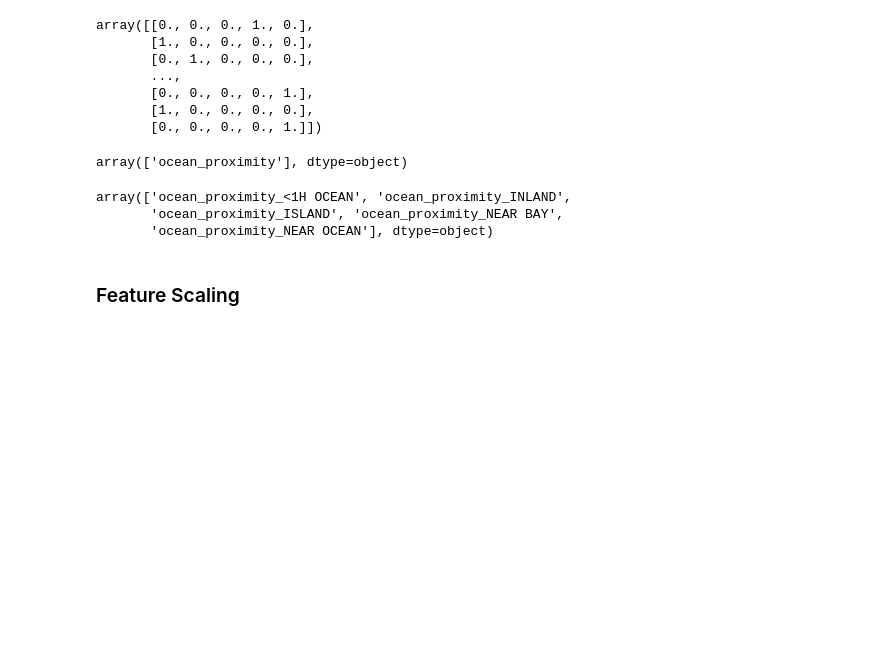
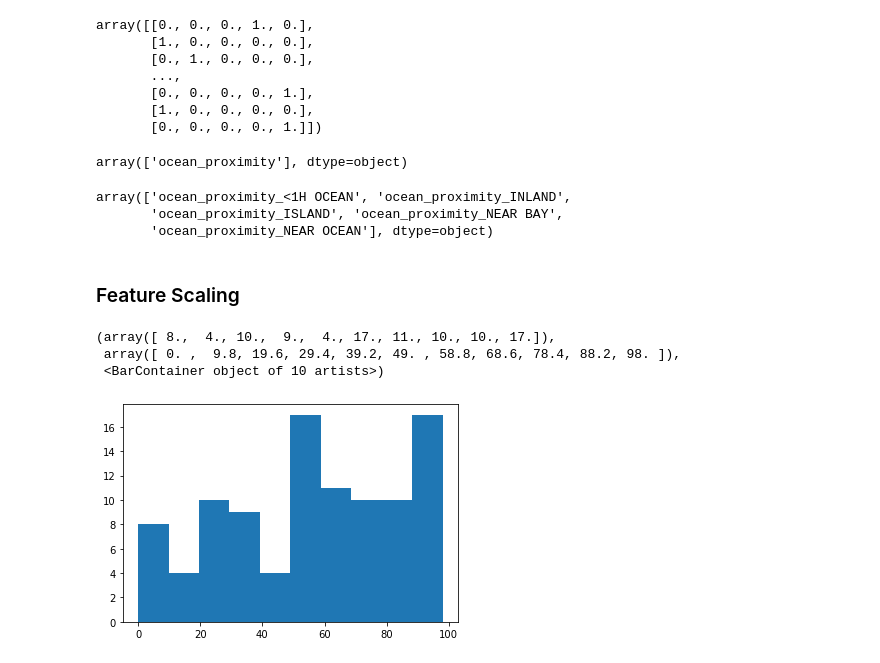
Before and after one commit to uniquerockrz/Source, a Jupyter notebook: Machine Learning/101 Hands On ML/01_End_To_End_ML_Project.ipynb, the cells around one changed output. Saved outputs shown, nothing was run; the diff lists cells and outputs as text; code cells hidden in the pictures; blank space fills up the shorter version.

```diff
--- a/Machine Learning/101 Hands On ML/01_End_To_End_ML_Project.ipynb
+++ b/Machine Learning/101 Hands On ML/01_End_To_End_ML_Project.ipynb
@@ -460,3 +460,12 @@ array(['ocean_proximity_<1H OCEAN', 'ocean_proximity_INLAND',
        'ocean_proximity_NEAR OCEAN'], dtype=object)
 # %% [markdown]
 ### Feature Scaling
+# %%
+rand_list = np.random.randint(100, size=(100))
+# %%
+plt.hist(rand_list)
+# %% [output]
+(array([ 8.,  4., 10.,  9.,  4., 17., 11., 10., 10., 17.]),
+ array([ 0. ,  9.8, 19.6, 29.4, 39.2, 49. , 58.8, 68.6, 78.4, 88.2, 98. ]),
+ <BarContainer object of 10 artists>)
+[figure, added]
```
Also changed, not shown: parts of 62 cells of this notebook, 2 other files.
